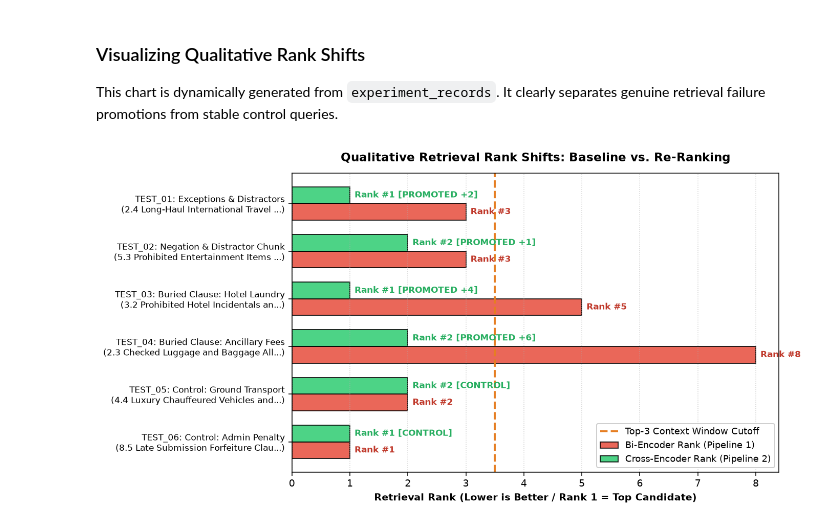
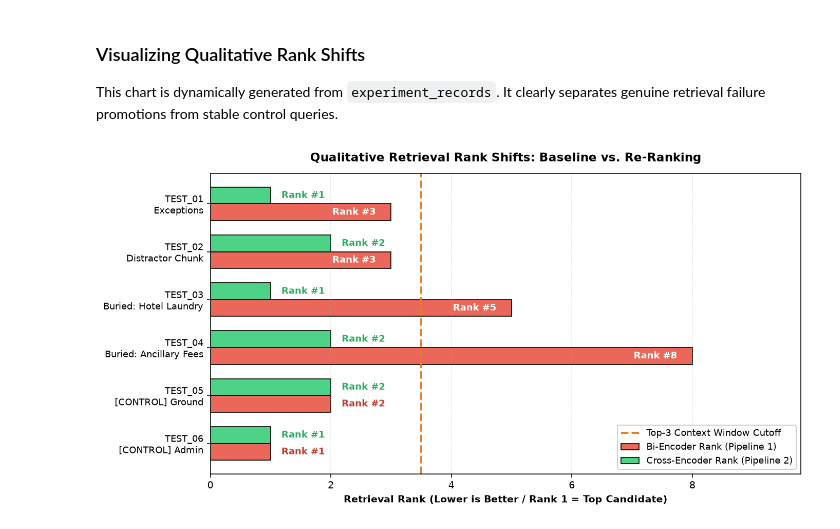
Before and after one commit to Rajkjain03/lma_assignment_1, a Jupyter notebook: rag_baseline_vs_reranking.ipynb, the cells around one changed output. Saved outputs shown, nothing was run; the diff lists cells and outputs as text; code cells hidden in the pictures.

```diff
--- a/rag_baseline_vs_reranking.ipynb
+++ b/rag_baseline_vs_reranking.ipynb
@@ -269,42 +269,42 @@ We evaluate six test queries covering:
 TEST_SUITE = [
     {
         "test_id": "TEST_01",
-        "category": "Exceptions & Distractors",
+        "category": "Exceptions",
         "query": "Can staff fly in premium cabins for international client negotiations?",
         "critical_keyword": "2.4",
         "is_genuine_failure": True
     },
     {
         "test_id": "TEST_02",
-        "category": "Negation & Distractor Chunk",
+        "category": "Distractor Chunk",
         "query": "What items are not covered on expense claims for client business meals?",
         "critical_keyword": "5.3",
         "is_genuine_failure": True
     },
     {
         "test_id": "TEST_03",
-        "category": "Buried Clause: Hotel Laundry",
+        "category": "Buried: Hotel Laundry",
         "query": "Under what trip length can travelers expense laundry and dry cleaning?",
         "critical_keyword": "3.2",
         "is_genuine_failure": True
     },
     {
         "test_id": "TEST_04",
-        "category": "Buried Clause: Ancillary Fees",
+        "category": "Buried: Ancillary Fees",
         "query": "Are flight cancellation insurance and seat selection fees reimbursable?",
         "critical_keyword": "2.3",
         "is_genuine_failure": True
     },
     {
         "test_id": "TEST_05",
-        "category": "Control: Ground Transport",
+        "category": "[CONTROL] Ground",
         "query": "Can I book an executive airport transfer using Uber or ridesharing apps?",
         "critical_keyword": "4.4",
         "is_genuine_failure": False
     },
     {
         "test_id": "TEST_06",
-        "category": "Control: Admin Penalty",
+        "category": "[CONTROL] Admin",
         "query": "What disciplinary action occurs if expense claims are submitted more than a month late?",
         "critical_keyword": "8.5",
         "is_genuine_failure": False
@@ -585,43 +586,47 @@ This chart is dynamically generated from `experiment_records`. It clearly separa
 # %%
 fig, ax = plt.subplots(figsize=(10, 5.2), dpi=140)
 
-labels = [f"{r['test_id']}: {r['category']}\n({r['target_section'][:35]}...)" for r in experiment_records]
+labels = [f"{r['test_id']}\n{r['category']}" for r in experiment_records]
 b_ranks = [r["baseline_rank"] for r in experiment_records]
 r_ranks = [r["reranked_rank"] for r in experiment_records]
 
 y = np.arange(len(labels))
 bar_height = 0.35
 
 rects1 = ax.barh(y + bar_height/2, b_ranks, bar_height, label='Bi-Encoder Rank (Pipeline 1)', color='#e74c3c', alpha=0.85, edgecolor='black')
 rects2 = ax.barh(y - bar_height/2, r_ranks, bar_height, label='Cross-Encoder Rank (Pipeline 2)', color='#2ecc71', alpha=0.85, edgecolor='black')
 
 ax.axvline(x=3.5, color='#e67e22', linestyle='--', linewidth=2, label='Top-3 Context Window Cutoff')
 ax.set_xlabel('Retrieval Rank (Lower is Better / Rank 1 = Top Candidate)', fontsize=10, fontweight='bold')
 ax.set_title('Qualitative Retrieval Rank Shifts: Baseline vs. Re-Ranking', fontsize=12, fontweight='bold', pad=12)
 ax.set_yticks(y)
-ax.set_yticklabels(labels, fontsize=8.5)
+ax.set_yticklabels(labels, fontsize=9.5)
+ax.set_xlim(0, 9.8)
 ax.invert_yaxis()
 ax.legend(loc='lower right', framealpha=0.95, fontsize=9)
 ax.grid(axis='x', linestyle=':', alpha=0.6)
 
-for i, rect in enumerate(rects1):
+for rect in rects1:
     w = rect.get_width()
-    ax.text(w + 0.08, rect.get_y() + rect.get_height()/2, f'Rank #{int(w)}', ha='left', va='center', fontsize=8.5, fontweight='bold', color='#c0392b')
+    y_center = rect.get_y() + rect.get_height() / 2
+    if w >= 3:
+        ax.text(w - 0.25, y_center, f'Rank #{int(w)}', ha='right', va='center', fontsize=9, fontweight='bold', color='white')
+    else:
+        ax.text(w + 0.18, y_center, f'Rank #{int(w)}', ha='left', va='center', fontsize=9, fontweight='bold', color='#c0392b')
 
-for i, rect in enumerate(rects2):
+for rect in rects2:
     w = rect.get_width()
-    delta = experiment_records[i]["rank_delta"]
-    if delta > 0:
-        tag = f"Rank #{int(w)} [PROMOTED +{delta}]"
+    y_center = rect.get_y() + rect.get_height() / 2
+    if w >= 3:
+        ax.text(w - 0.25, y_center, f'Rank #{int(w)}', ha='right', va='center', fontsize=9, fontweight='bold', color='white')
     else:
-        tag = f"Rank #{int(w)} [CONTROL]"
-    ax.text(w + 0.08, rect.get_y() + rect.get_height()/2, tag, ha='left', va='center', fontsize=8.5, fontweight='bold', color='#27ae60')
+        ax.text(w + 0.18, y_center, f'Rank #{int(w)}', ha='left', va='center', fontsize=9, fontweight='bold', color='#27ae60')
 
 plt.tight_layout()
 plt.savefig("rank_shifts_comparison.png", dpi=180)
 plt.show()
 # %% [output]
-[figure, old version]
+[figure, new version]
 # %% [markdown]
 ---
 ## Step 5: Analysis and Report Questions
```
Also changed, not shown: parts of 8 cells of this notebook, 10 other files.
